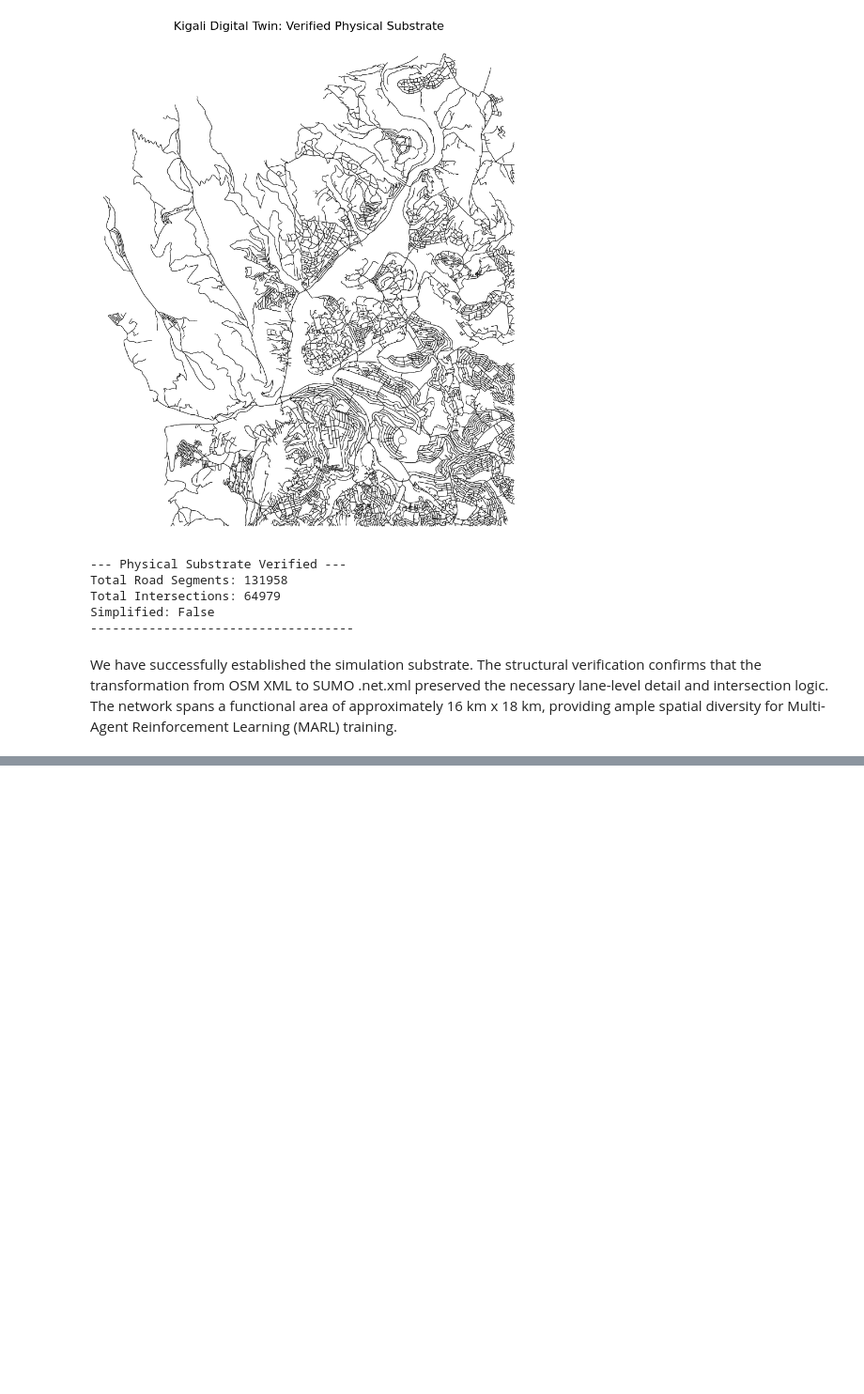
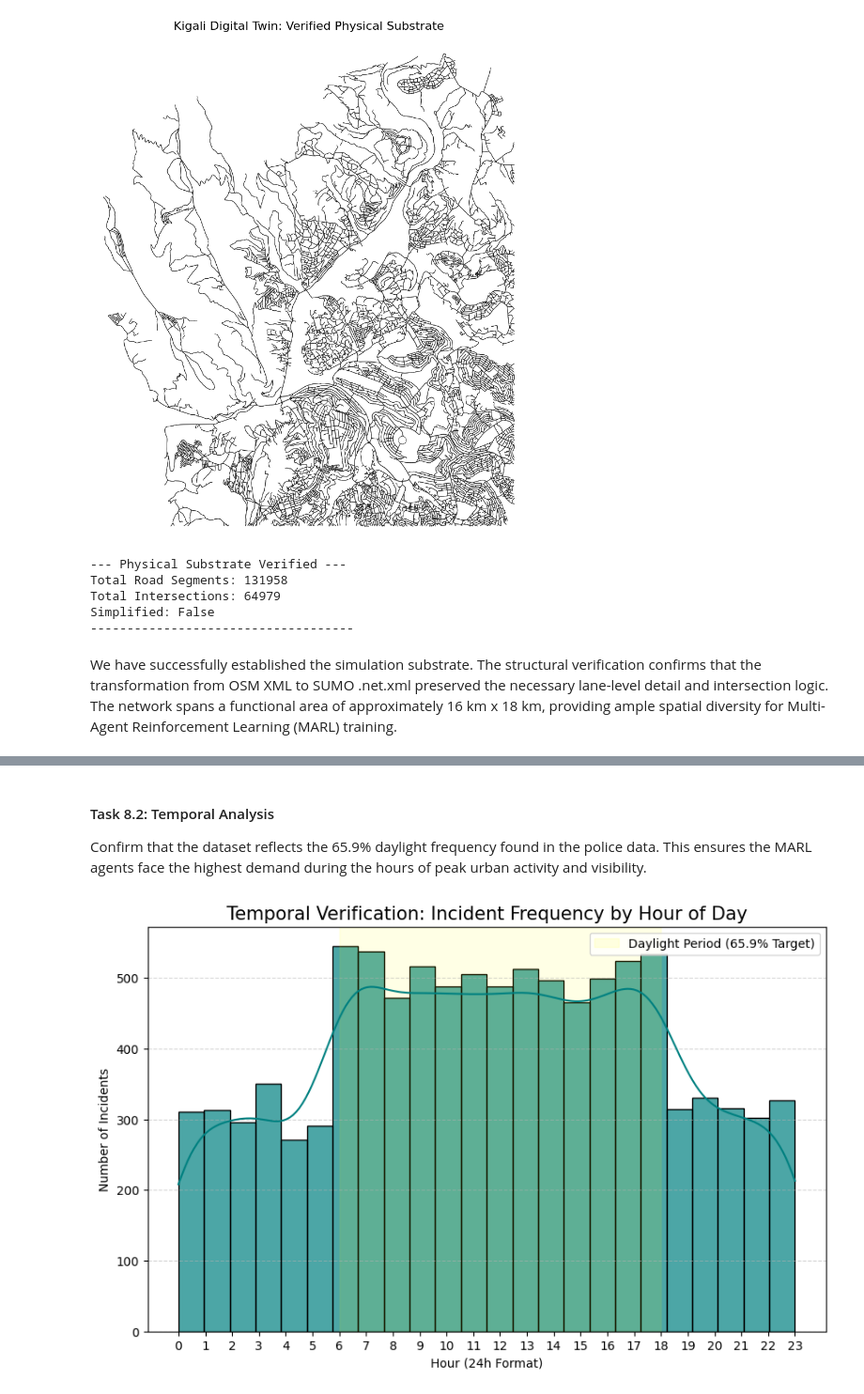
Before and after one commit to Christianib003/kigali-ems-pipeline-optimization, a Jupyter notebook: notebooks/01_data_extraction.ipynb, the cells around one changed output, grey strips where cells are left out. Shown at 94% size. Saved outputs shown, nothing was run; the diff lists cells and outputs as text; code cells hidden in the pictures; blank space fills up the shorter version.

```diff
--- a/notebooks/01_data_extraction.ipynb
+++ b/notebooks/01_data_extraction.ipynb
@@ -312,0 +429,18 @@ We have successfully established the simulation substrate. The structural verifi
+# %% [markdown]
+#### Task 8.2: Temporal Analysis
+
+Confirm that the dataset reflects the 65.9% daylight frequency found in the police data. This ensures the MARL agents face the highest demand during the hours of peak urban activity and visibility.
+# %%
+plt.figure(figsize=(10, 6))
+sns.histplot(incidents_df['hour'], bins=24, kde=True, color='teal', alpha=0.7)
+
+plt.axvspan(6, 18, color='yellow', alpha=0.1, label='Daylight Period (65.9% Target)')
+plt.title("Temporal Verification: Incident Frequency by Hour of Day", fontsize=15)
+plt.xlabel("Hour (24h Format)")
+plt.ylabel("Number of Incidents")
+plt.xticks(range(0, 24))
+plt.legend()
+plt.grid(axis='y', linestyle='--', alpha=0.5)
+plt.show()
+# %% [output]
+[figure, added]
```
Also changed, not shown: parts of 11 cells of this notebook.
